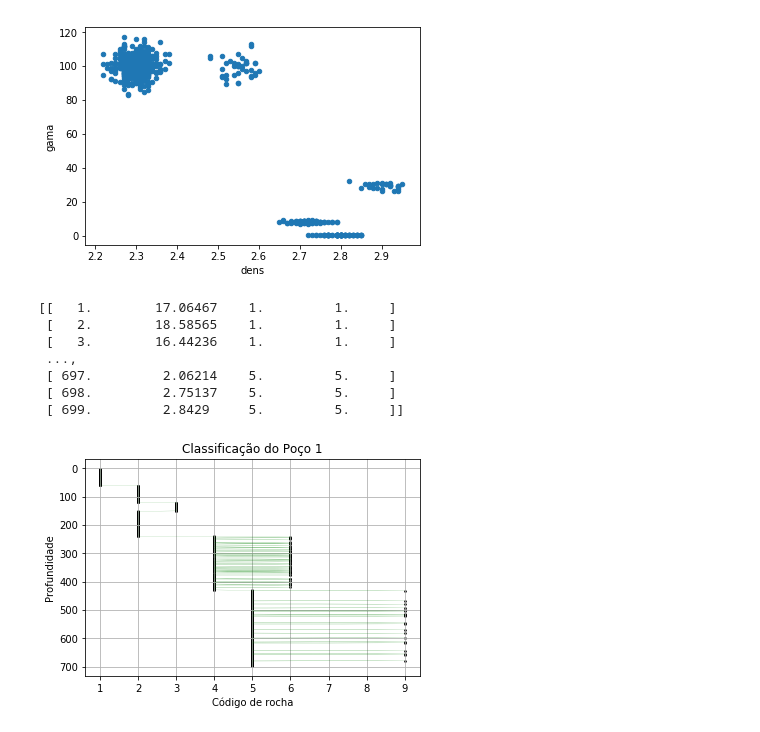
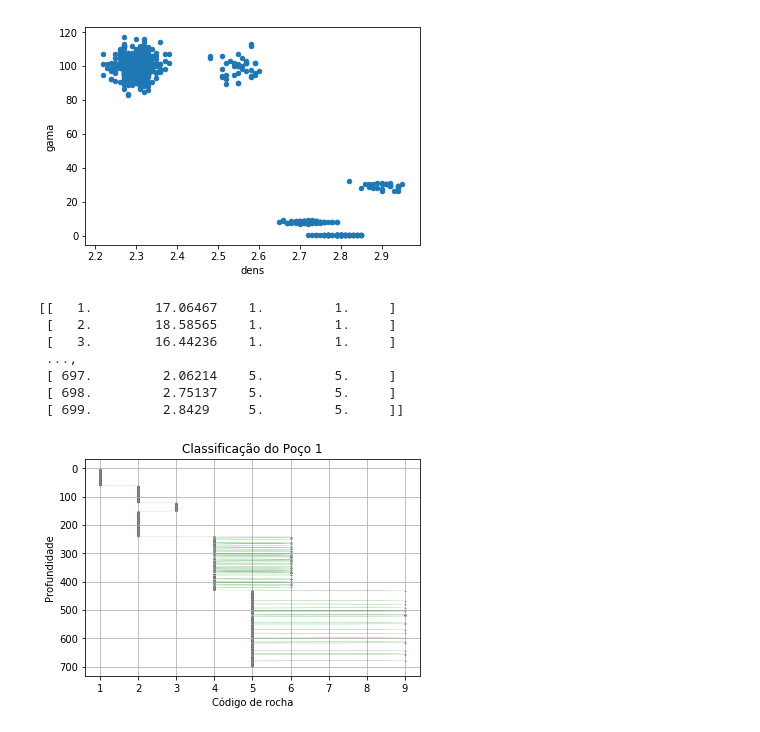
Before and after one commit to VictorCarreira/Classificador, a Jupyter notebook: Preclassificador.ipynb, the cells around one changed output. Saved outputs shown, nothing was run; the diff lists cells and outputs as text; code cells hidden in the pictures.

```diff
--- a/Preclassificador.ipynb
+++ b/Preclassificador.ipynb
@@ -95,27 +95,28 @@ c2 = pd.read_table('SemelhançaC2.txt', sep='\s+')
 # %%
 C1 = np.loadtxt(fname='SemelhançaC1.txt')
 print(C1)
 x= C1[:,0]
 y= C1[:,3]
-plt.scatter(y, x, s=10, marker=".", color='black');
+plt.scatter(y, x, s=1, marker=".", color='black');
 
 plt.plot(y,x, color='green', linestyle="-", linewidth=0.1)
 plt.title('Classificação do Poço 1')
 plt.xlabel('Código de rocha')
 plt.ylabel('Profundidade')
 plt.grid() # bota a gridagem
 #py.ylim(0, 700)
+plt.fill_between(x, y,where=x<1, facecolor='gold')
 plt.gca().invert_yaxis() # inverte o eixo y
 plt.show()
 # %% [output]
 [[   1.        17.06467    1.         1.     ]
  [   2.        18.58565    1.         1.     ]
  [   3.        16.44236    1.         1.     ]
  ...,
  [ 697.         2.06214    5.         5.     ]
  [ 698.         2.75137    5.         5.     ]
  [ 699.         2.8429     5.         5.     ]]
-[figure, old version]
+[figure, new version]
 # %%
 C2 = np.loadtxt(fname='SemelhançaC2.txt')
 print(C2)
```
Also changed, not shown: parts of 2 cells of this notebook.
